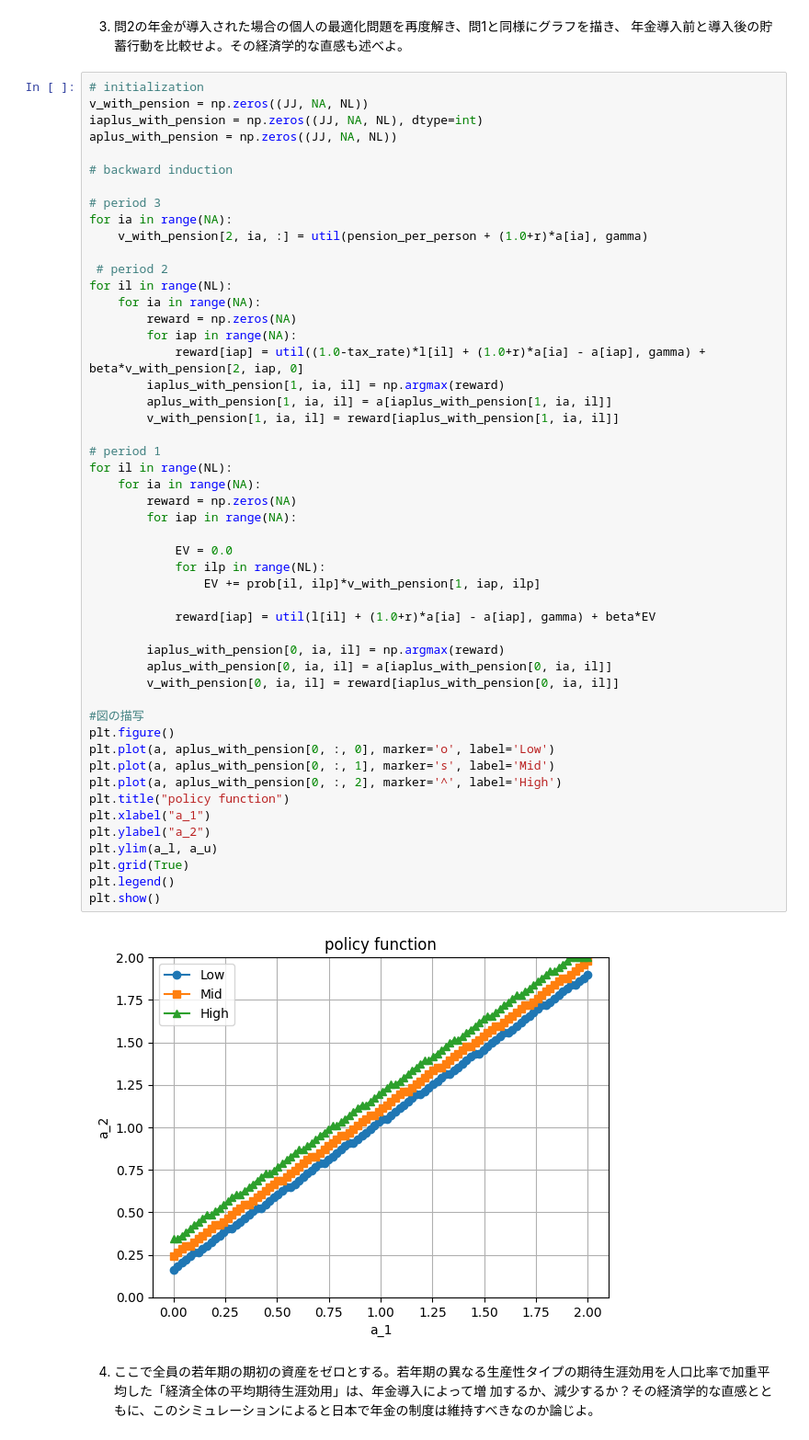
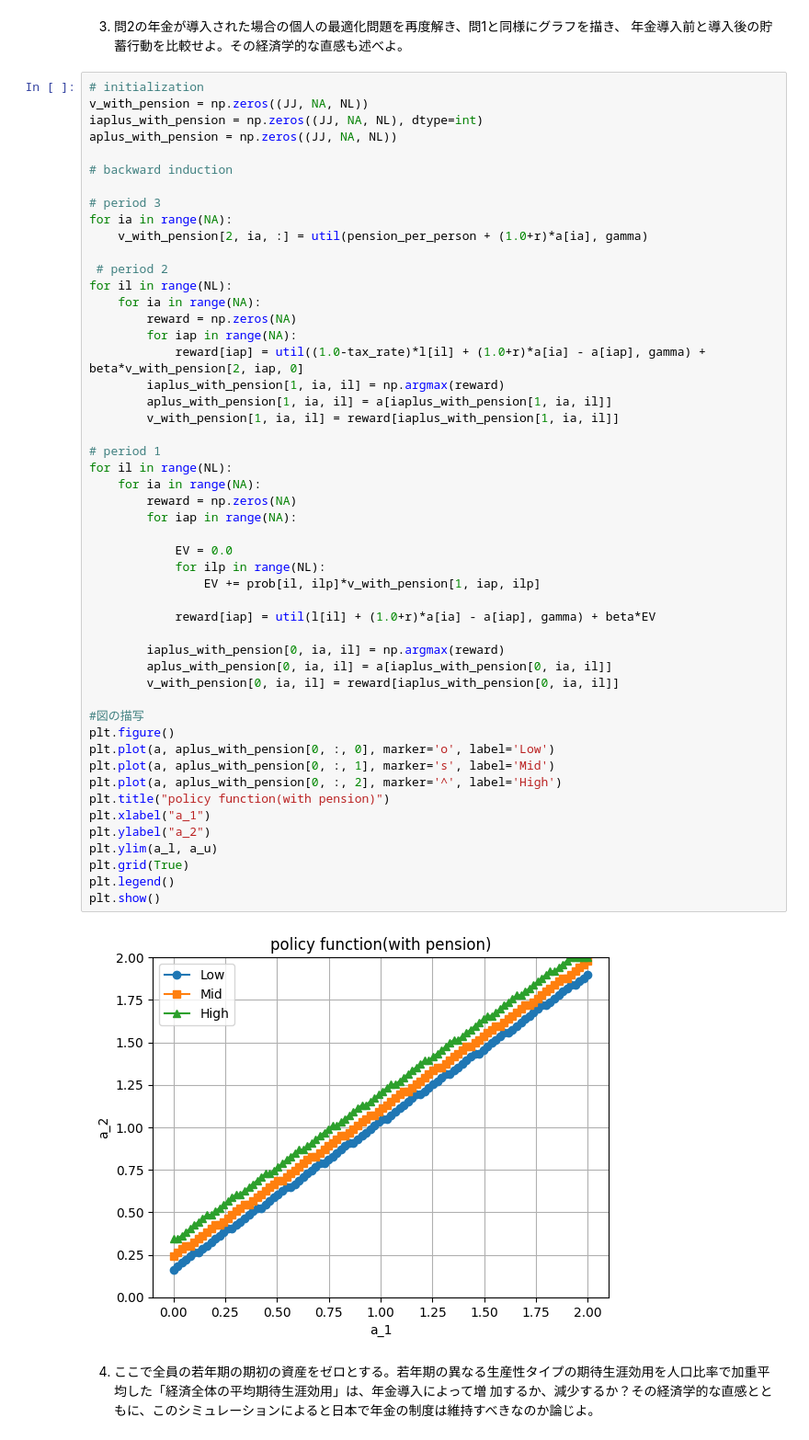
Before and after one commit to Shun1234321/keio-macro-second-half, a Jupyter notebook: final_project_quant_macro.ipynb, the cells around one changed output. Shown: that part at 92% size. Cells and saved outputs as stored; diff of their text form.

```diff
--- a/final_project_quant_macro.ipynb
+++ b/final_project_quant_macro.ipynb
@@ -155,35 +155,35 @@ for il in range(NL):
         v_with_pension[1, ia, il] = reward[iaplus_with_pension[1, ia, il]]
 
 # period 1
 for il in range(NL):
     for ia in range(NA):
         reward = np.zeros(NA)
         for iap in range(NA):
 
             EV = 0.0
             for ilp in range(NL):
                 EV += prob[il, ilp]*v_with_pension[1, iap, ilp]
 
             reward[iap] = util(l[il] + (1.0+r)*a[ia] - a[iap], gamma) + beta*EV
 
         iaplus_with_pension[0, ia, il] = np.argmax(reward)
         aplus_with_pension[0, ia, il] = a[iaplus_with_pension[0, ia, il]]
         v_with_pension[0, ia, il] = reward[iaplus_with_pension[0, ia, il]]
 
 #図の描写
 plt.figure()
 plt.plot(a, aplus_with_pension[0, :, 0], marker='o', label='Low')
 plt.plot(a, aplus_with_pension[0, :, 1], marker='s', label='Mid')
 plt.plot(a, aplus_with_pension[0, :, 2], marker='^', label='High')
-plt.title("policy function")
+plt.title("policy function(with pension)")
 plt.xlabel("a_1")
 plt.ylabel("a_2")
 plt.ylim(a_l, a_u)
 plt.grid(True)
 plt.legend()
 plt.show()
 # %% [output]
-[figure, old version]
+[figure, new version]
 # %% [markdown]
 4. ここで全員の若年期の期初の資産をゼロとする。若年期の異なる生産性タイプの期待生涯効用を人口比率で加重平均した「経済全体の平均期待生涯効用」は、年金導入によって増
 加するか、減少するか？その経済学的な直感とともに、このシミュレーションによると日本で年金の制度は維持すべきなのか論じよ。
```
Also changed, not shown: parts of 3 cells of this notebook.
